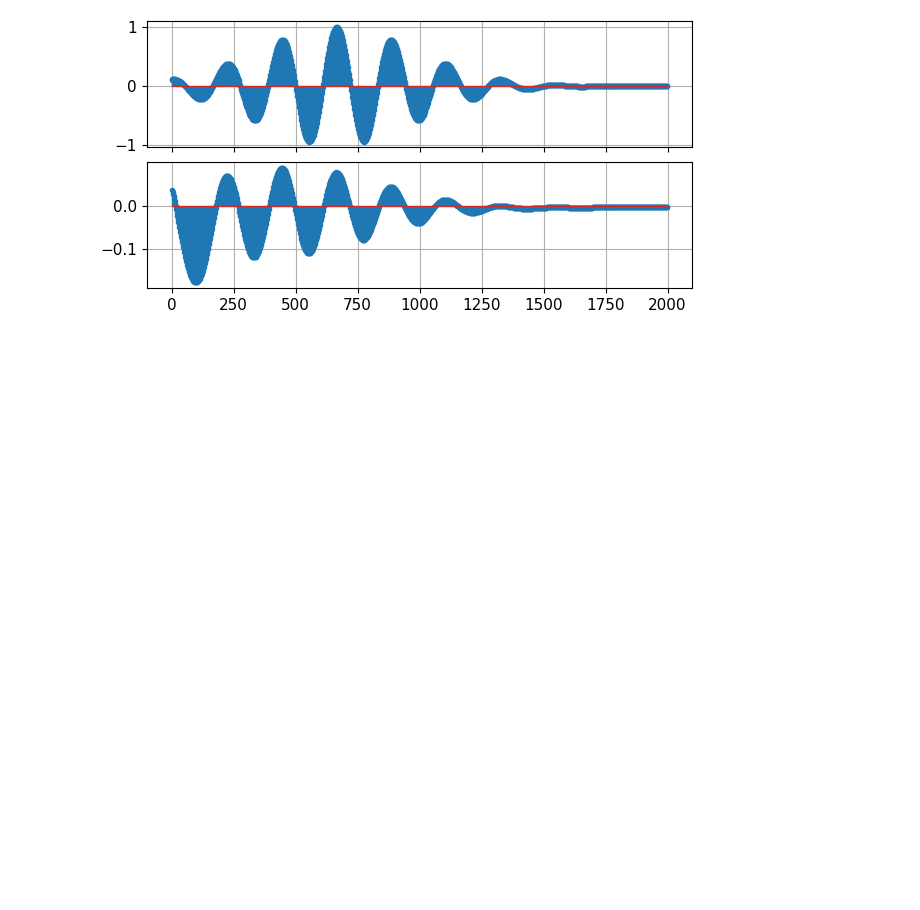
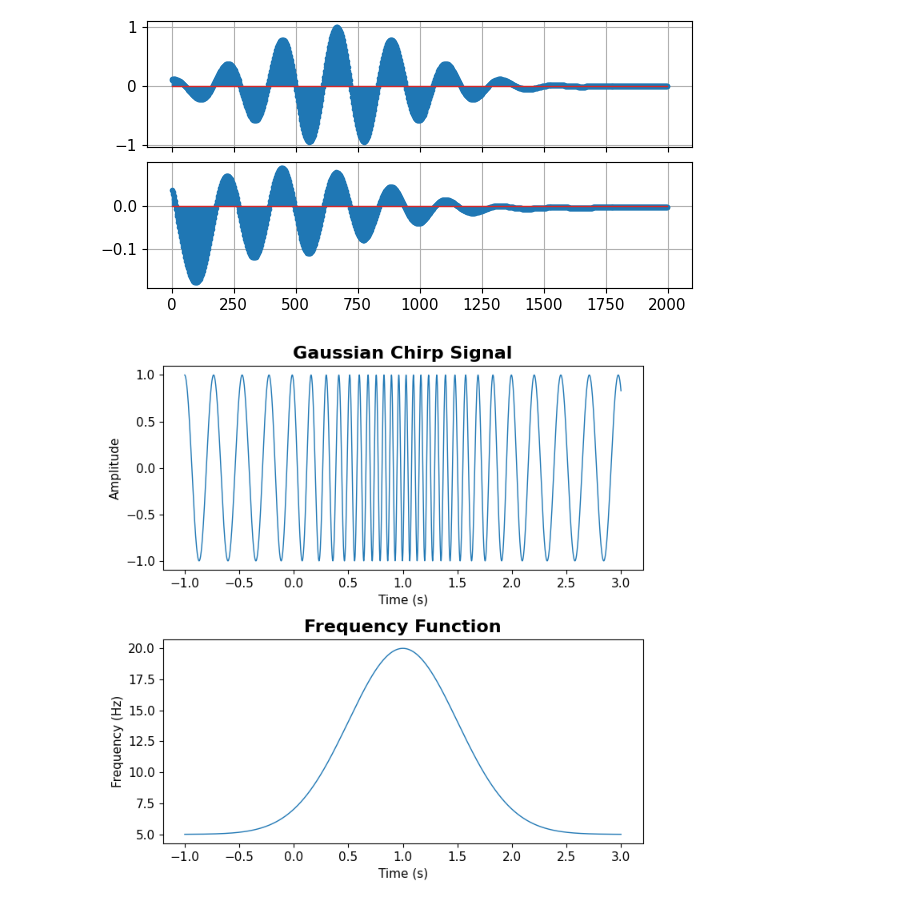
Before and after one commit to GenioSainz/Colab-Demos, a Jupyter notebook: scripts/Wavelets2.ipynb, the cells around one changed output. Saved outputs shown, nothing was run; the diff lists cells and outputs as text; code cells hidden in the pictures; blank space fills up the shorter version.

```diff
--- a/scripts/Wavelets2.ipynb
+++ b/scripts/Wavelets2.ipynb
@@ -196,0 +197,51 @@ plt.show()
+# %%
+import numpy as np
+import matplotlib.pyplot as plt
+
+# Parameters
+A = 1.0          # Amplitude
+f0 = 5           # Initial frequency in Hz
+f_peak = 20      # Peak frequency in Hz
+t0 = 1           # Time at which frequency is maximum
+sigma = 0.5      # Controls the width of the Gaussian
+duration = 3     # Duration of the signal in seconds
+fs = 1000        # Sampling frequency in Hz
+
+# Time array
+t = np.linspace(-1, duration, int(fs * duration))
+
+# Gaussian envelope
+g = np.exp(-((t - t0) ** 2) / (2 * sigma ** 2))
+
+# Frequency function
+f_t = f0 + (f_peak - f0) * g
+
+# Phase function
+phase = 2 * np.pi * np.cumsum(f_t) / fs
+
+# Chirp signal
+s =  A * np.cos(phase)
+
+# Plotting
+plt.figure(figsize=(7,7))
+
+# Plot chirp signal
+plt.subplot(2, 1, 1)
+plt.plot(t, s)
+plt.title('Gaussian Chirp Signal')
+plt.xlabel('Time (s)')
+plt.ylabel('Amplitude')
+plt.grid()
+
+# Plot frequency function
+plt.subplot(2, 1, 2)
+plt.plot(t, f_t)
+plt.title('Frequency Function')
+plt.xlabel('Time (s)')
+plt.ylabel('Frequency (Hz)')
+plt.grid()
+
+plt.tight_layout()
+plt.show()
+# %% [output]
+[figure, added]
```
Also changed, not shown: parts of 4 cells of this notebook, 5 other files.
